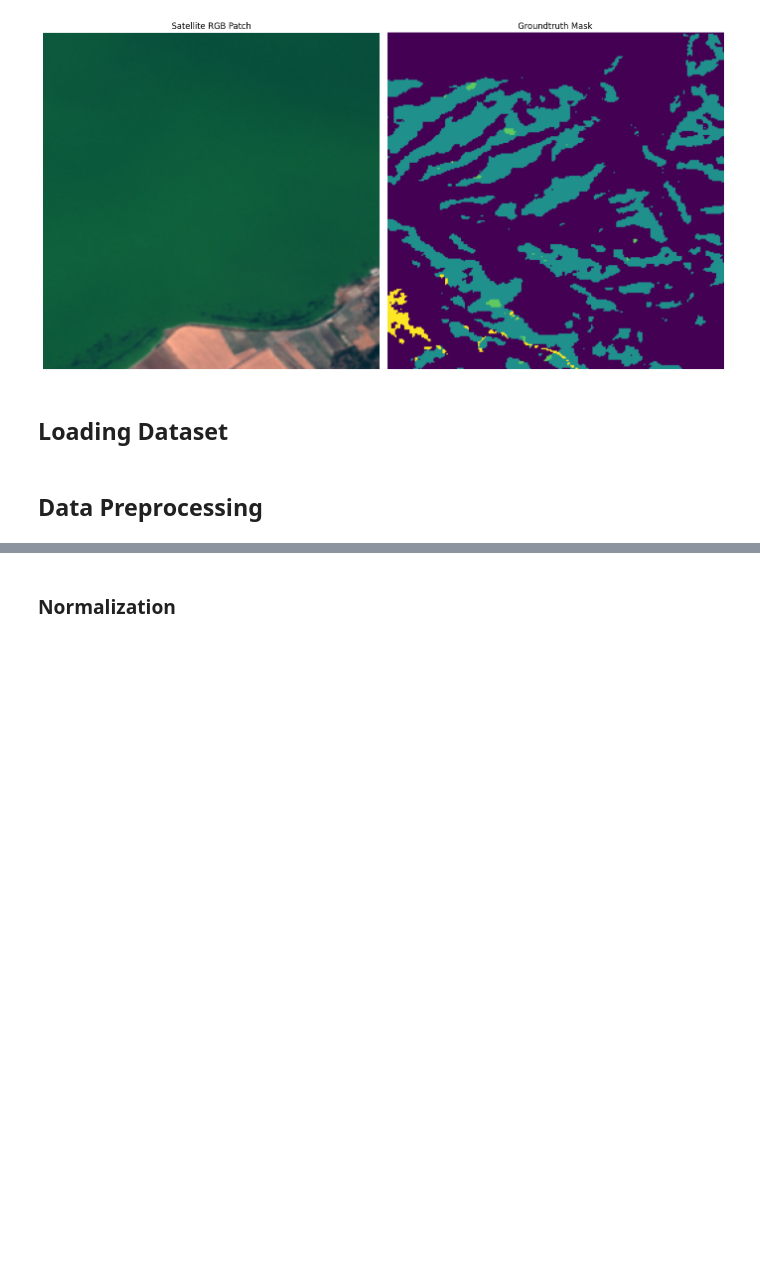
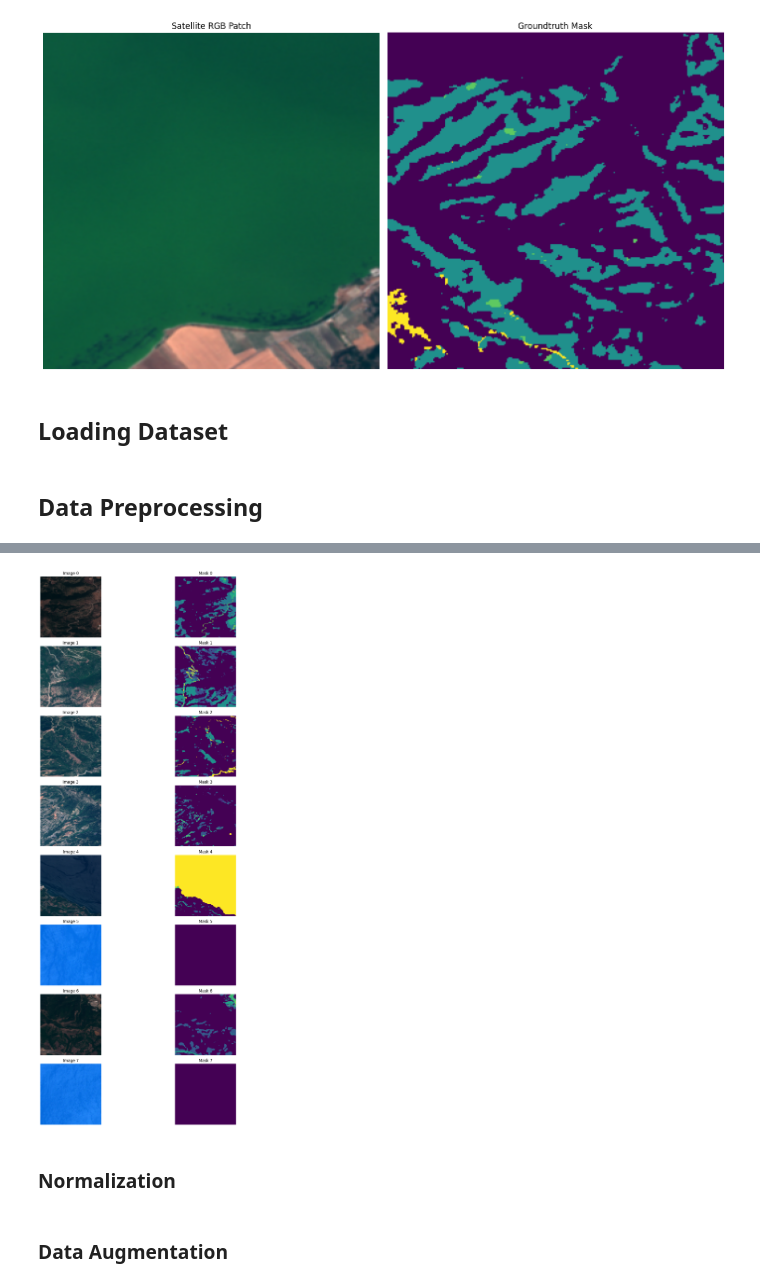
Before and after one commit to pervolarakis2001/land_cover_mapping, a Jupyter notebook: pipeline.ipynb, the cells around one changed output, grey strips where cells are left out. Cells and saved outputs as stored; diff of their text form; code cells hidden in the pictures; blank space fills up the shorter version.

```diff
--- a/pipeline.ipynb
+++ b/pipeline.ipynb
@@ -67,0 +124,10 @@ x_val, y_val = next(iter(val_loader))
+# %%
+indices = list(range(len(dataset)))
+train_indices, val_indices = train_test_split(
+    indices, test_size=0.2, random_state=42, shuffle=True
+)
+ds_train = Subset(dataset, train_indices)
+ds_val = Subset(dataset, val_indices)
+
+train_loader = DataLoader(ds_train, batch_size=32, shuffle=True)
+val_loader = DataLoader(ds_val, batch_size=32, shuffle=False)
@@ -68,2 +138,42 @@ x_val, y_val = next(iter(val_loader))
+# %%
+import matplotlib.pyplot as plt
+
+
+def visualize_batch(x_batch, y_batch=None, bands=(3, 2, 1), max_images=8):
+    """
+    Visualize a batch of multi-band images using selected RGB bands.
+
+    Args:
+        x_batch: Tensor of shape (B, C, H, W)
+        y_batch: Optional masks of shape (B, H, W)
+        bands: Tuple of band indices to visualize as RGB
+        max_images: Number of images to show
+    """
+    batch_size = min(x_batch.shape[0], max_images)
+    plt.figure(figsize=(15, 3 * batch_size))
+
+    for i in range(batch_size):
+        rgb = x_batch[i][list(bands), :, :].detach().cpu()
+        rgb = rgb.permute(1, 2, 0)
+        rgb = (rgb - rgb.min()) / (rgb.max() - rgb.min())
+
+        plt.subplot(batch_size, 2, 2 * i + 1)
+        plt.imshow(rgb)
+        plt.axis("off")
+        plt.title(f"Image {i}")
+
+        if y_batch is not None:
+            plt.subplot(batch_size, 2, 2 * i + 2)
+            plt.imshow(y_batch[i].cpu())
+            plt.axis("off")
+            plt.title(f"Mask {i}")
+
+    plt.tight_layout()
+    plt.show()
+
+
+visualize_batch(x_train, y_train)
+# %% [output]
+[figure, added]
 # %% [markdown]
 ### Normalization
@@ -69,0 +213,2 @@ x_val, y_val = next(iter(val_loader))
+# %% [markdown]
+### Data Augmentation
```
Also changed, not shown: parts of 14 cells of this notebook, 1 other file.
